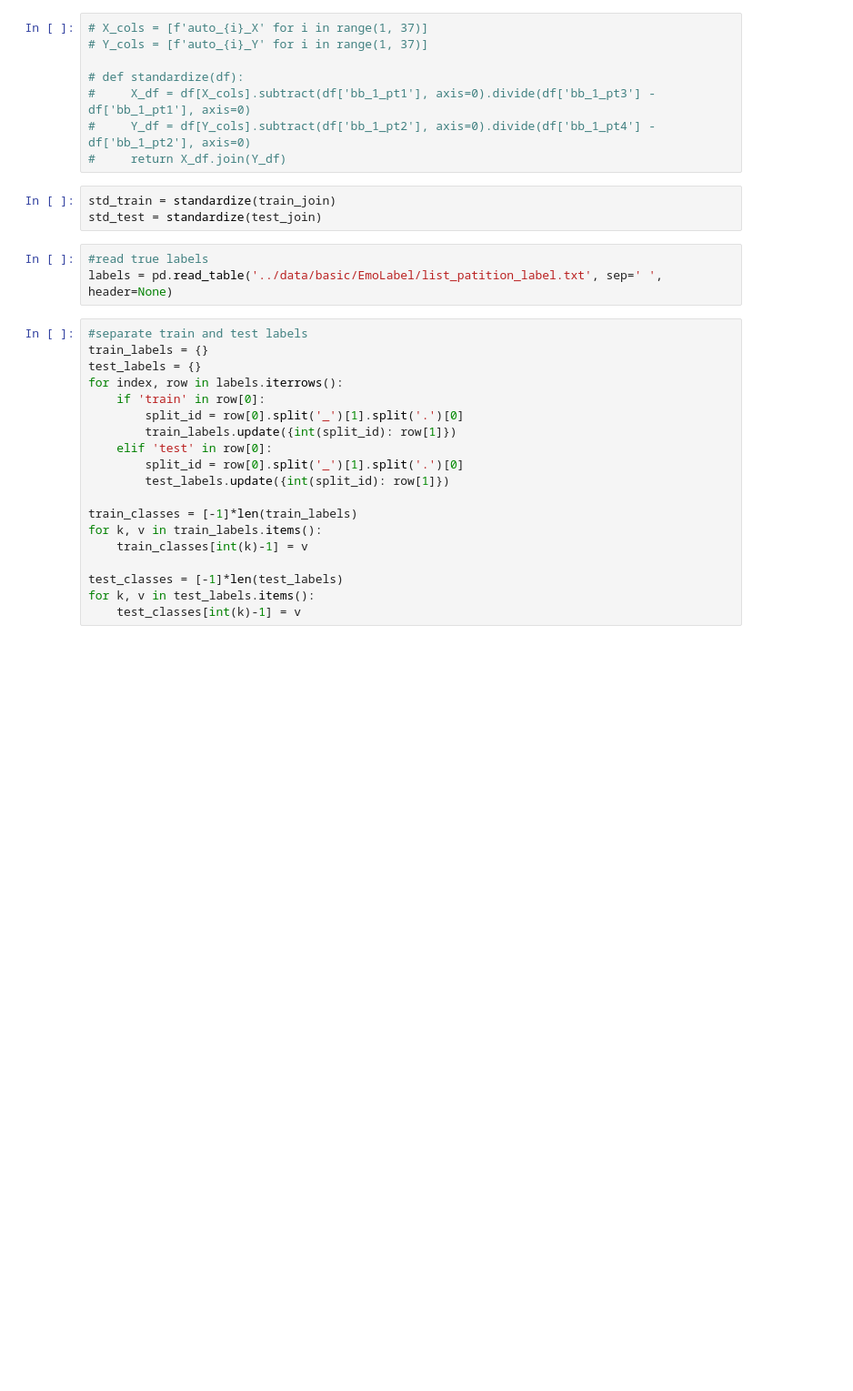
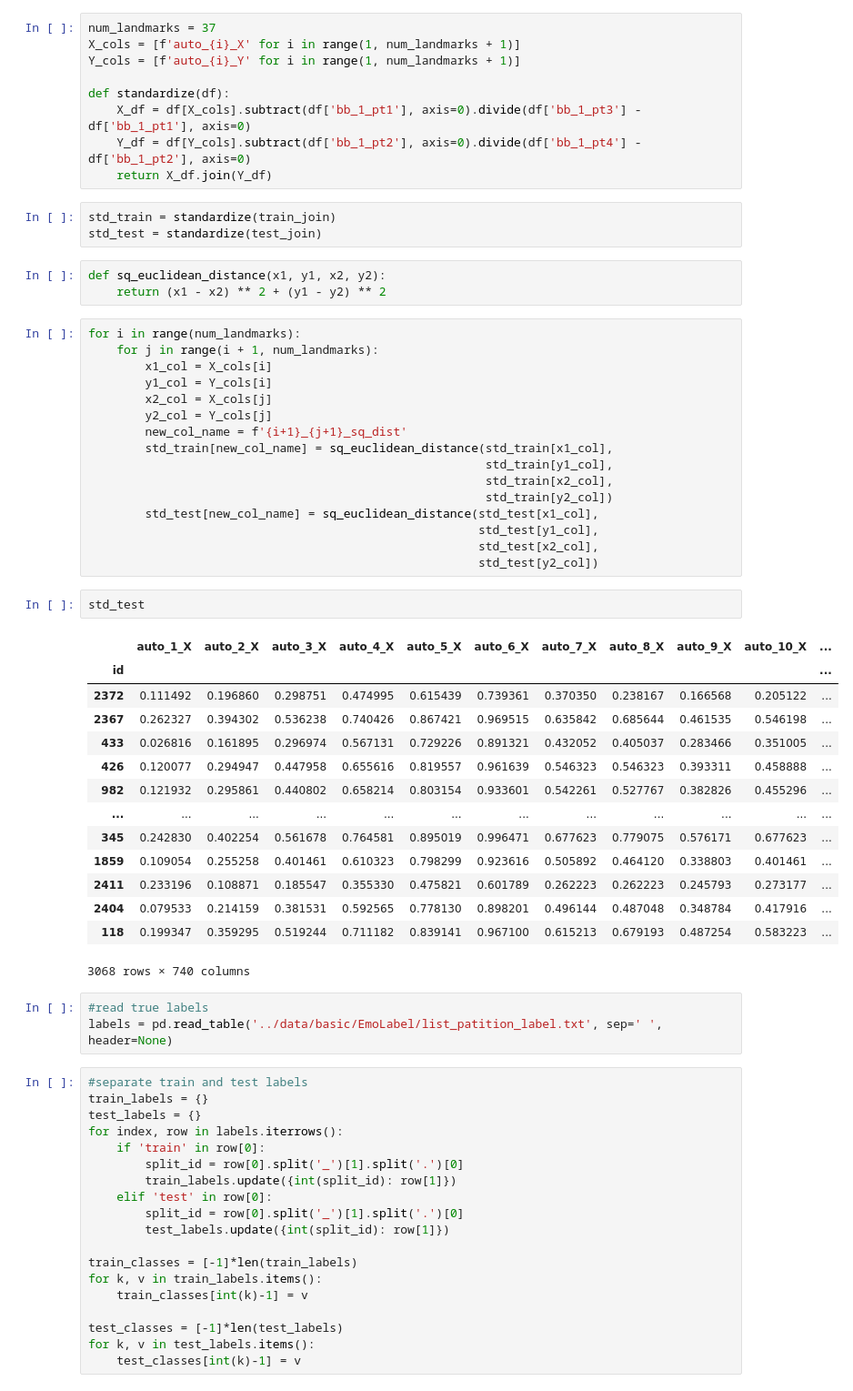
Before and after one commit to legobridge/facial-expression-recognition, a Jupyter notebook: notebooks/annotation_cleanup.ipynb, the cells around one changed output. Shown at 91% size. Saved outputs shown, nothing was run; the diff lists cells and outputs as text; blank space fills up the shorter version.

Commit message:
Add Euclidean Distance between all pairs of landmarks

```diff
--- a/notebooks/annotation_cleanup.ipynb
+++ b/notebooks/annotation_cleanup.ipynb
@@ -42,14 +43,51 @@ def standardize(df):
 # %%
-# X_cols = [f'auto_{i}_X' for i in range(1, 37)]
-# Y_cols = [f'auto_{i}_Y' for i in range(1, 37)]
+num_landmarks = 37
+X_cols = [f'auto_{i}_X' for i in range(1, num_landmarks + 1)]
+Y_cols = [f'auto_{i}_Y' for i in range(1, num_landmarks + 1)]
 
-# def standardize(df):
-#     X_df = df[X_cols].subtract(df['bb_1_pt1'], axis=0).divide(df['bb_1_pt3'] - df['bb_1_pt1'], axis=0)
-#     Y_df = df[Y_cols].subtract(df['bb_1_pt2'], axis=0).divide(df['bb_1_pt4'] - df['bb_1_pt2'], axis=0)
-#     return X_df.join(Y_df)
+def standardize(df):
+    X_df = df[X_cols].subtract(df['bb_1_pt1'], axis=0).divide(df['bb_1_pt3'] - df['bb_1_pt1'], axis=0)
+    Y_df = df[Y_cols].subtract(df['bb_1_pt2'], axis=0).divide(df['bb_1_pt4'] - df['bb_1_pt2'], axis=0)
+    return X_df.join(Y_df)
 # %%
 std_train = standardize(train_join)
 std_test = standardize(test_join)
+# %%
+def sq_euclidean_distance(x1, y1, x2, y2):
+    return (x1 - x2) ** 2 + (y1 - y2) ** 2
+# %%
+for i in range(num_landmarks):
+    for j in range(i + 1, num_landmarks):
+        x1_col = X_cols[i]
+        y1_col = Y_cols[i]
+        x2_col = X_cols[j]
+        y2_col = Y_cols[j]
+        new_col_name = f'{i+1}_{j+1}_sq_dist'
+        std_train[new_col_name] = sq_euclidean_distance(std_train[x1_col],
+                                                        std_train[y1_col],
+                                                        std_train[x2_col],
+                                                        std_train[y2_col])
+        std_test[new_col_name] = sq_euclidean_distance(std_test[x1_col],
+                                                       std_test[y1_col],
+                                                       std_test[x2_col],
+                                                       std_test[y2_col])
+# %%
+std_test
+# %% [output]
+|  | auto_1_X | auto_2_X | auto_3_X | auto_4_X | auto_5_X | auto_6_X | auto_7_X | auto_8_X | auto_9_X | auto_10_X | ... |
+| id |  |  |  |  |  |  |  |  |  |  | ... |
+| 2372 | 0.111492 | 0.196860 | 0.298751 | 0.474995 | 0.615439 | 0.739361 | 0.370350 | 0.238167 | 0.166568 | 0.205122 | ... |
+| 2367 | 0.262327 | 0.394302 | 0.536238 | 0.740426 | 0.867421 | 0.969515 | 0.635842 | 0.685644 | 0.461535 | 0.546198 | ... |
+| 433 | 0.026816 | 0.161895 | 0.296974 | 0.567131 | 0.729226 | 0.891321 | 0.432052 | 0.405037 | 0.283466 | 0.351005 | ... |
+| 426 | 0.120077 | 0.294947 | 0.447958 | 0.655616 | 0.819557 | 0.961639 | 0.546323 | 0.546323 | 0.393311 | 0.458888 | ... |
+| 982 | 0.121932 | 0.295861 | 0.440802 | 0.658214 | 0.803154 | 0.933601 | 0.542261 | 0.527767 | 0.382826 | 0.455296 | ... |
+| ... | ... | ... | ... | ... | ... | ... | ... | ... | ... | ... | ... |
+| 345 | 0.242830 | 0.402254 | 0.561678 | 0.764581 | 0.895019 | 0.996471 | 0.677623 | 0.779075 | 0.576171 | 0.677623 | ... |
+| 1859 | 0.109054 | 0.255258 | 0.401461 | 0.610323 | 0.798299 | 0.923616 | 0.505892 | 0.464120 | 0.338803 | 0.401461 | ... |
+| 2411 | 0.233196 | 0.108871 | 0.185547 | 0.355330 | 0.475821 | 0.601789 | 0.262223 | 0.262223 | 0.245793 | 0.273177 | ... |
+| 2404 | 0.079533 | 0.214159 | 0.381531 | 0.592565 | 0.778130 | 0.898201 | 0.496144 | 0.487048 | 0.348784 | 0.417916 | ... |
+| 118 | 0.199347 | 0.359295 | 0.519244 | 0.711182 | 0.839141 | 0.967100 | 0.615213 | 0.679193 | 0.487254 | 0.583223 | ... |
+3068 rows × 740 columns
 # %%
 #read true labels
 labels = pd.read_table('../data/basic/EmoLabel/list_patition_label.txt', sep=' ', header=None)
```
Also changed, not shown: parts of 8 cells of this notebook.
